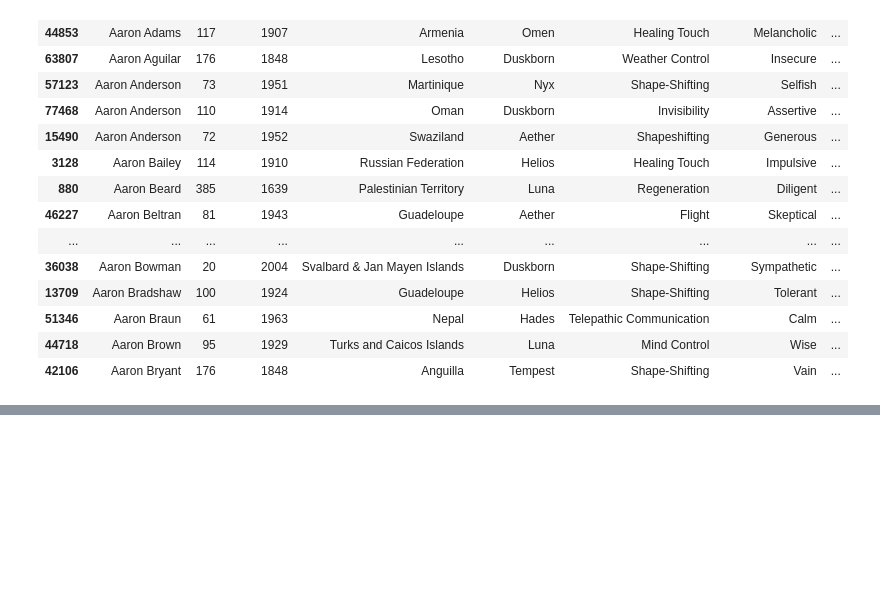
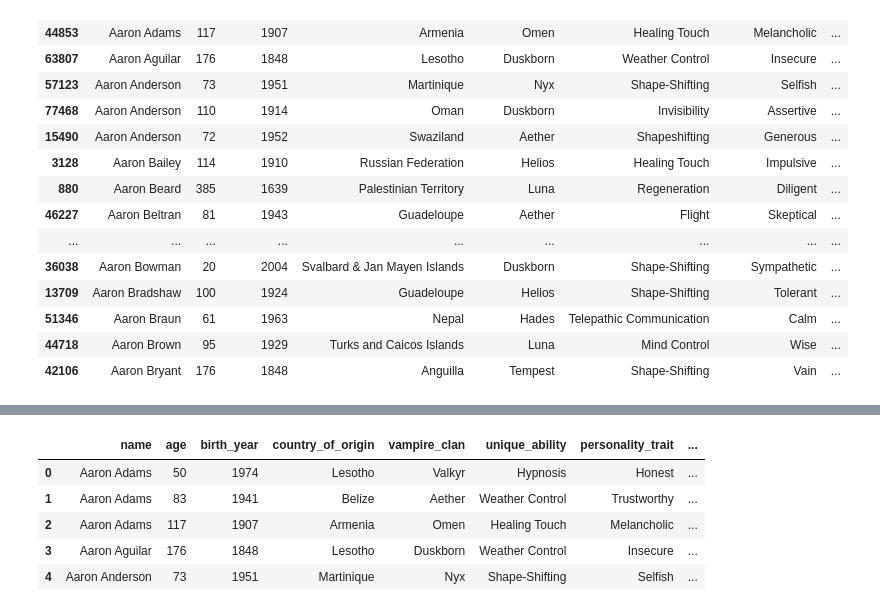
Before and after one commit to MaPitelli/Vampire-Chronicles, a Jupyter notebook: jupyter/2_cleaning_vampire.ipynb, the cells around one changed output, grey strips where cells are left out. Cells and saved outputs as stored; diff of their text form; code cells hidden in the pictures; blank space fills up the shorter version.

```diff
--- a/jupyter/2_cleaning_vampire.ipynb
+++ b/jupyter/2_cleaning_vampire.ipynb
@@ -193,0 +209,9 @@ df_names_ok.to_csv('../data/df_filtrado.csv')
+# %%
+dfs.head()
+# %% [output]
+|  | name | age | birth_year | country_of_origin | vampire_clan | unique_ability | personality_trait | ... |
+| 0 | Aaron Adams | 50 | 1974 | Lesotho | Valkyr | Hypnosis | Honest | ... |
+| 1 | Aaron Adams | 83 | 1941 | Belize | Aether | Weather Control | Trustworthy | ... |
+| 2 | Aaron Adams | 117 | 1907 | Armenia | Omen | Healing Touch | Melancholic | ... |
+| 3 | Aaron Aguilar | 176 | 1848 | Lesotho | Duskborn | Weather Control | Insecure | ... |
+| 4 | Aaron Anderson | 73 | 1951 | Martinique | Nyx | Shape-Shifting | Selfish | ... |
```
Also changed, not shown: parts of 5 cells of this notebook, 2 other files.
